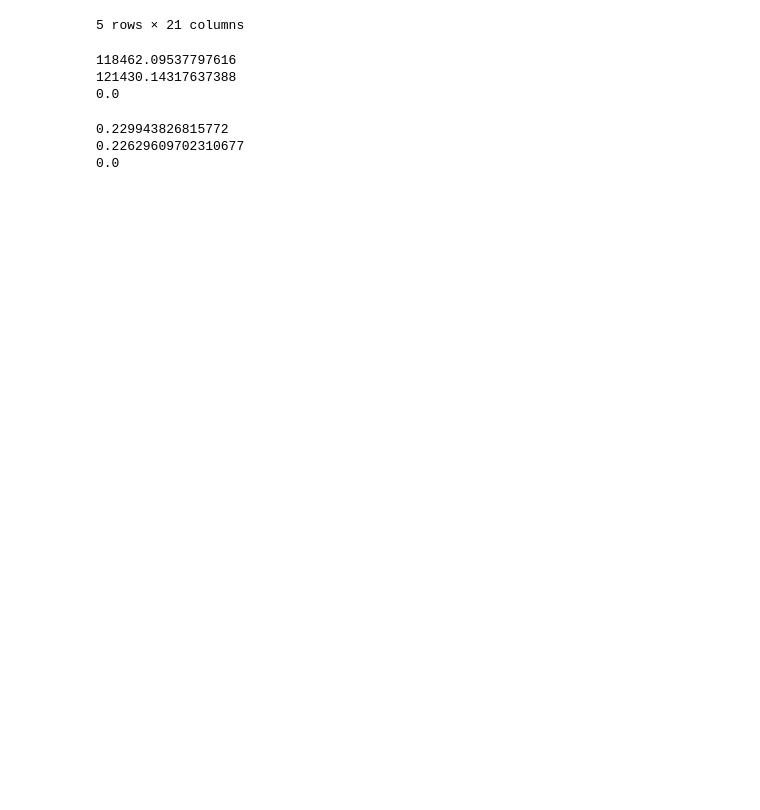
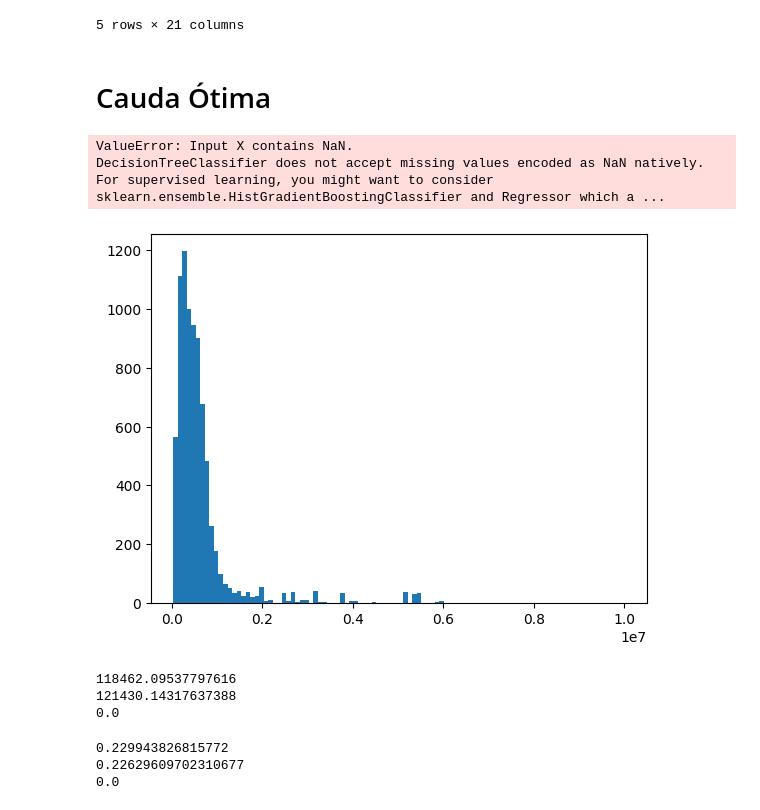
Before and after one commit to rcpsilva/CutTheTails-Regression, a Jupyter notebook: carPrice.ipynb, the cells around one changed output. Drawn from its saved outputs; the diff is of its cells as text; code cells hidden in the pictures; blank space fills up the shorter version.

```diff
--- a/carPrice.ipynb
+++ b/carPrice.ipynb
@@ -76,6 +76,22 @@ transformed_df.head()
 | 3 | 0.0 | 1.0 | 0.0 | 0.0 | ... |
 | 4 | 0.0 | 0.0 | 0.0 | 1.0 | ... |
 5 rows × 21 columns
+# %% [markdown]
+# Cauda Ótima
+# %%
+df.dropna(inplace=True)
+df = df.reset_index(drop=True)
+
+model = DecisionTreeRegressor(random_state=0, max_depth=5)
+classifier = DecisionTreeClassifier(random_state=0, max_depth=5)
+
+optimal = ct.get_optimal_percentiles(transformed_df, target, features, classifier, model, 'normal', 'brute-force', 1)
+
+print(optimal)
+# %% [output]
+ValueError: Input X contains NaN.
+DecisionTreeClassifier does not accept missing values encoded as NaN natively. For supervised learning, you might want to consider sklearn.ensemble.HistGradientBoostingClassifier and Regressor which a ...
+[figure, added]
 # %%
 cdf = ct.split_by_quantile_class(transformed_df,target,[0.025,0.20])
 
```
Also changed, not shown: parts of 1 cell of this notebook, 14 other files.
